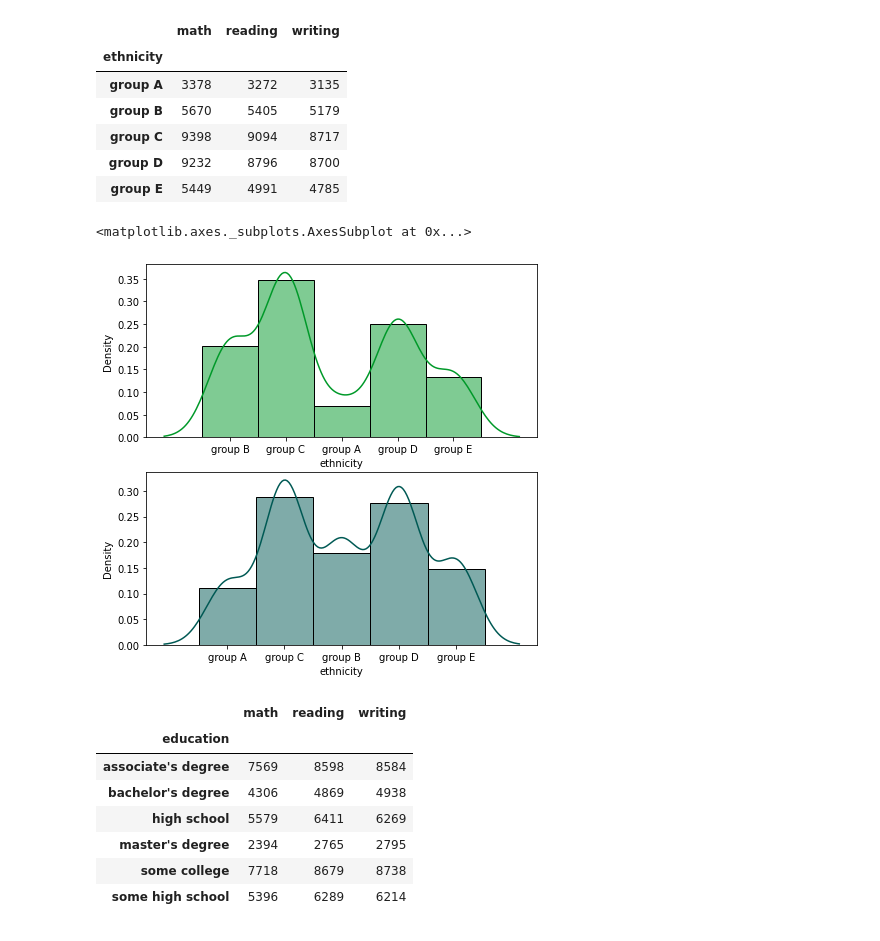
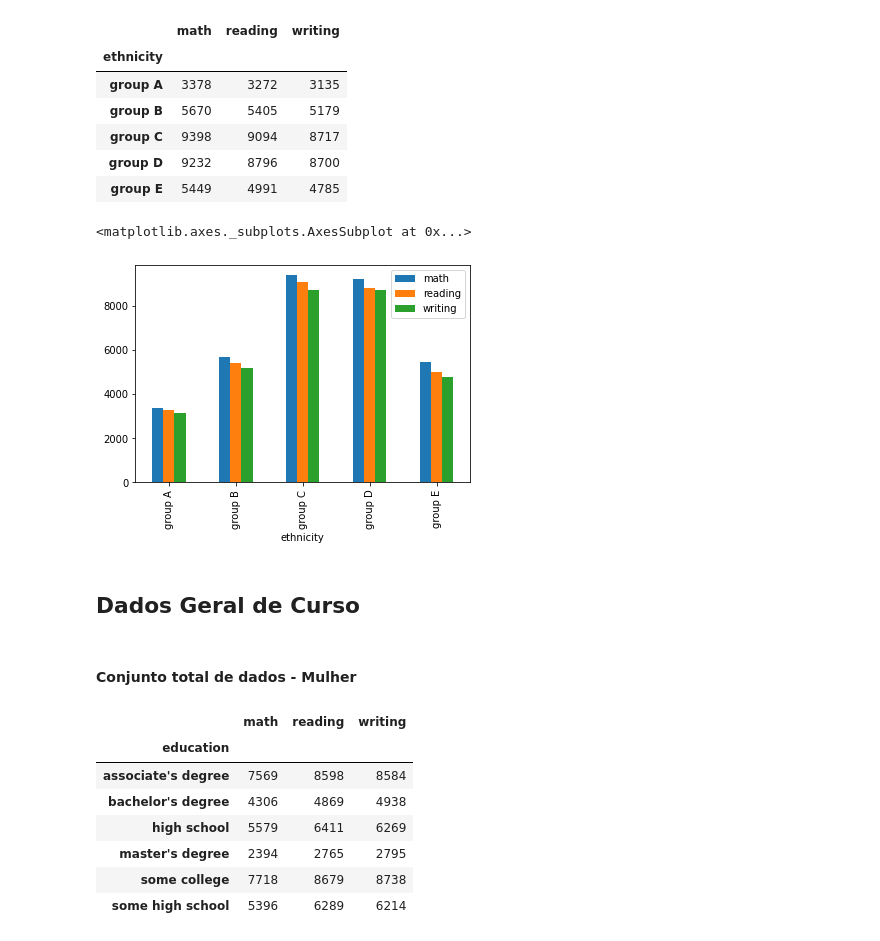
Before and after one commit to sidneyjunior0811/Python, a Jupyter notebook: StudentsPerformance.ipynb, the cells around one changed output. Drawn from its saved outputs; the diff is of its cells as text; code cells hidden in the pictures.

```diff
--- a/StudentsPerformance.ipynb
+++ b/StudentsPerformance.ipynb
@@ -110,21 +118,15 @@ homem[['ethnicity' ,'math', 'reading', 'writing']].groupby('ethnicity').sum()
 | group C | 9398 | 9094 | 8717 |
 | group D | 9232 | 8796 | 8700 |
 | group E | 5449 | 4991 | 4785 |
-# %%
-fig, ax = plt.subplots(2, figsize = (7, 7))
-
-
-# Gráfico Por Ethnicity
-# Mulheres
-sns.histplot(ax = ax[0], data = mulher[['ethnicity','math', 'reading', 'writing']], x = 'ethnicity', bins = 100, kde = True, stat = 'density',
-             kde_kws = dict(cut = 3), color = '#009929')
-# Homens
-sns.histplot(ax = ax[1], data = homem[['ethnicity', 'math', 'reading', 'writing']], x =
-            'ethnicity', bins = 100, kde = True, stat = 'density',
-             kde_kws = dict(cut = 3), color = '#005954')
-# %% [output]
-<matplotlib.axes._subplots.AxesSubplot at 0x...>
-[figure, removed]
+# %%
+homem[['ethnicity' ,'math', 'reading', 'writing']].groupby('ethnicity').sum().plot.bar()
+# %% [output]
+<matplotlib.axes._subplots.AxesSubplot at 0x...>
+[figure, added]
+# %% [markdown]
+## **Dados Geral de Curso**
+# %% [markdown]
+#### **Conjunto total de dados - Mulher**
 # %%
 mulher[['education', 'math', 'reading', 'writing']].groupby('education').sum()
 # %% [output]
```
Also changed, not shown: parts of 6 cells of this notebook.
